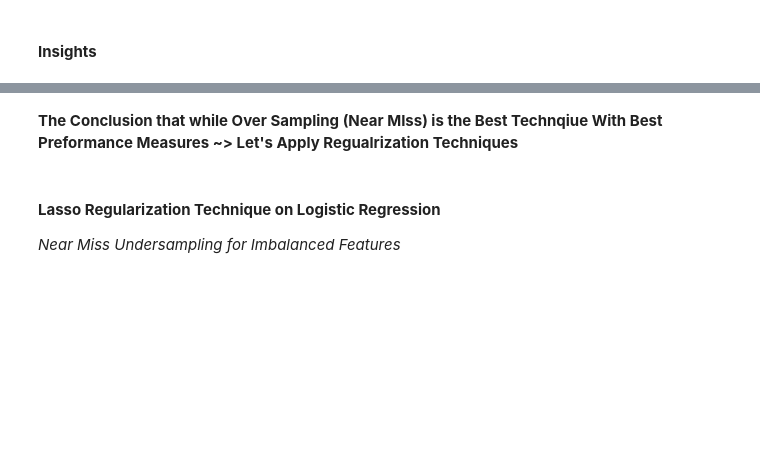
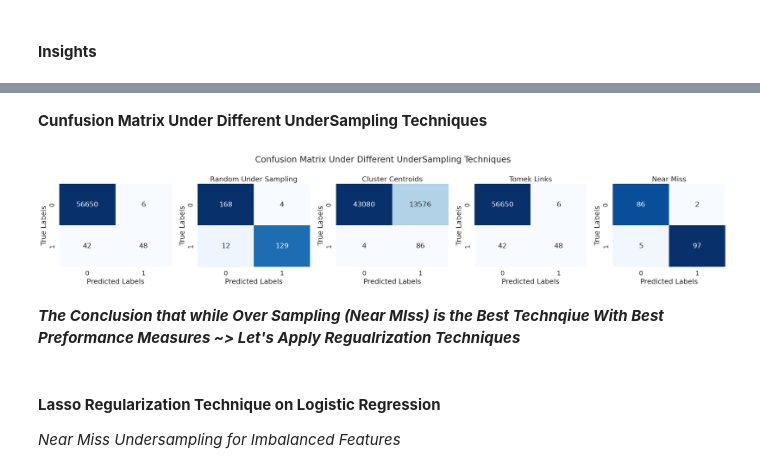
Before and after one commit to ZiadMAlsawy/ML_Project, a Jupyter notebook: Task_2.ipynb, the cells around one changed output, grey strips where cells are left out. Saved outputs shown, nothing was run; the diff lists cells and outputs as text; code cells hidden in the pictures; blank space fills up the shorter version.

```diff
--- a/Task_2.ipynb
+++ b/Task_2.ipynb
@@ -534,5 +560,26 @@ plt.show()
+# %% [markdown]
+**Cunfusion Matrix Under Different UnderSampling Techniques**
+# %%
+fig, axes = plt.subplots(1, num_models, figsize=(5 * num_models, 5))
+fig.suptitle("Confusion Matrix Under Different UnderSampling Techniques")
+
+for i in range(num_models):
+    technique_name = Logistic_Regression_Records["Technique"].iloc[i]
+    confusion_matrix_data = Logistic_Regression_Records["Confusion Matrix"].iloc[i]
+    ax = axes[i] if num_models > 1 else axes
+
+    sns.heatmap(confusion_matrix_data, annot=True, fmt='d', cmap='Blues', cbar=False, ax=ax)
+    sns.set(font_scale=1.5)
+    ax.set_title(technique_name)
+    ax.set_xlabel('Predicted Labels')
+    ax.set_ylabel('True Labels')
+
+plt.tight_layout()
+plt.show()
+# %% [output]
+[figure, added]
 # %% [markdown]
-**The Conclusion that while Over Sampling (Near MIss) is the Best Technqiue With Best Preformance Measures ~> Let's Apply Regualrization Techniques**
+***The Conclusion that while Over Sampling (Near MIss) is the Best Technqiue With Best Preformance Measures ~> Let's Apply Regualrization Techniques***
 # %% [markdown]
 #### **Lasso Regularization Technique on Logistic Regression**
 *Near Miss Undersampling for Imbalanced Features*
```
Also changed, not shown: parts of 6 cells of this notebook.
